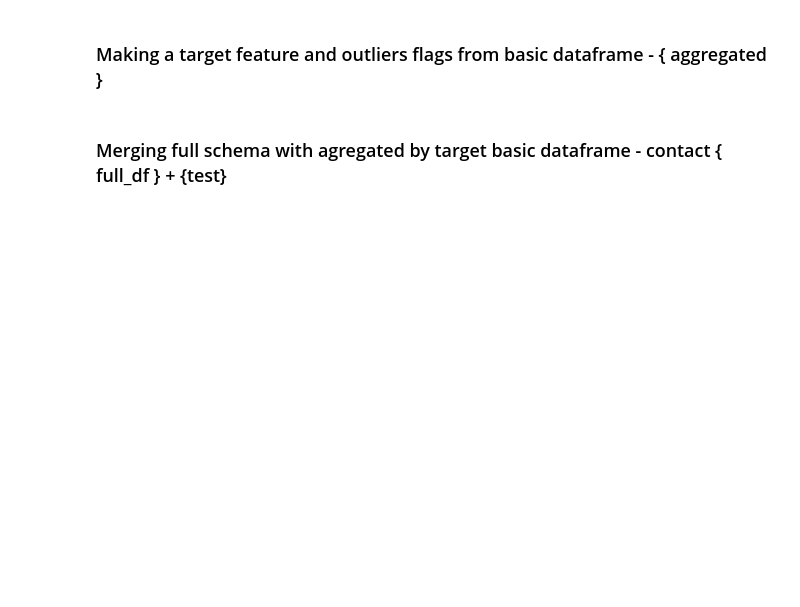
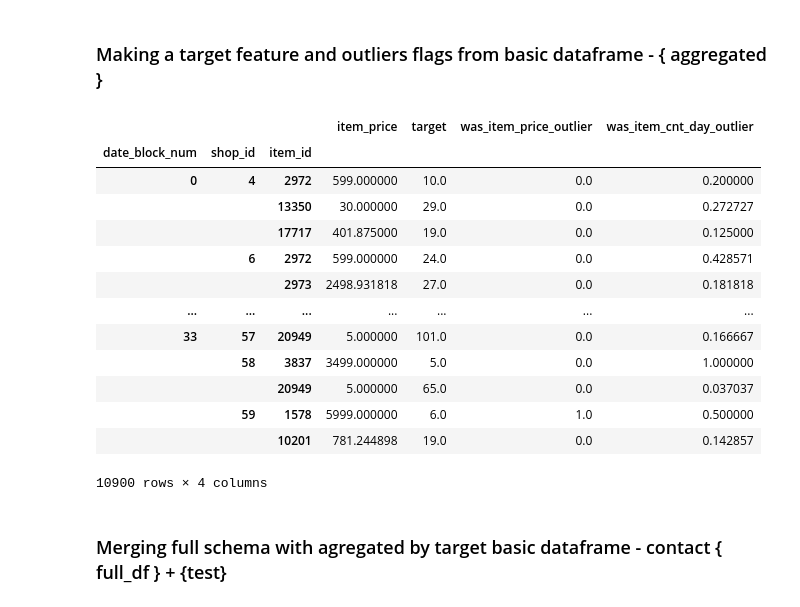
Before and after one commit to MarianSlassi/future_sales_prediction, a Jupyter notebook: notebooks/feature_engineering.ipynb, the cells around one changed output. Cells and saved outputs as stored; diff of their text form; code cells hidden in the pictures; blank space fills up the shorter version.

```diff
--- a/notebooks/feature_engineering.ipynb
+++ b/notebooks/feature_engineering.ipynb
@@ -53,8 +74,23 @@ df # full schema with all unique combinations of month number, shop_id, and item
 ### Making a target feature and outliers flags from basic dataframe - { aggregated }
 # %%
 aggregated = sales.groupby(all_obs_combination_by).agg({'item_price'  : 'mean', 'item_cnt_day': 'sum','was_item_price_outlier':'mean', 'was_item_cnt_day_outlier':'mean'})
-aggregated.rename(columns={'item_cnt_day': 'item_cnt_month'}, inplace = True)
+aggregated.rename(columns={'item_cnt_day': 'target'}, inplace = True)
 aggregated[aggregated['was_item_cnt_day_outlier']!=0] # creating additional column for sales as a target
+# %% [output]
+|  |  |  | item_price | target | was_item_price_outlier | was_item_cnt_day_outlier |
+| date_block_num | shop_id | item_id |  |  |  |  |
+| 0 | 4 | 2972 | 599.000000 | 10.0 | 0.0 | 0.200000 |
+|  |  | 13350 | 30.000000 | 29.0 | 0.0 | 0.272727 |
+|  |  | 17717 | 401.875000 | 19.0 | 0.0 | 0.125000 |
+|  | 6 | 2972 | 599.000000 | 24.0 | 0.0 | 0.428571 |
+|  |  | 2973 | 2498.931818 | 27.0 | 0.0 | 0.181818 |
+| ... | ... | ... | ... | ... | ... | ... |
+| 33 | 57 | 20949 | 5.000000 | 101.0 | 0.0 | 0.166667 |
+|  | 58 | 3837 | 3499.000000 | 5.0 | 0.0 | 1.000000 |
+|  |  | 20949 | 5.000000 | 65.0 | 0.0 | 0.037037 |
+|  | 59 | 1578 | 5999.000000 | 6.0 | 1.0 | 0.500000 |
+|  |  | 10201 | 781.244898 | 19.0 | 0.0 | 0.142857 |
+10900 rows × 4 columns
 # %% [markdown]
 ### Merging full schema with agregated by target basic dataframe - contact { full_df } + {test}
 # %%
```
Also changed, not shown: parts of 49 cells of this notebook, 1 other file.
